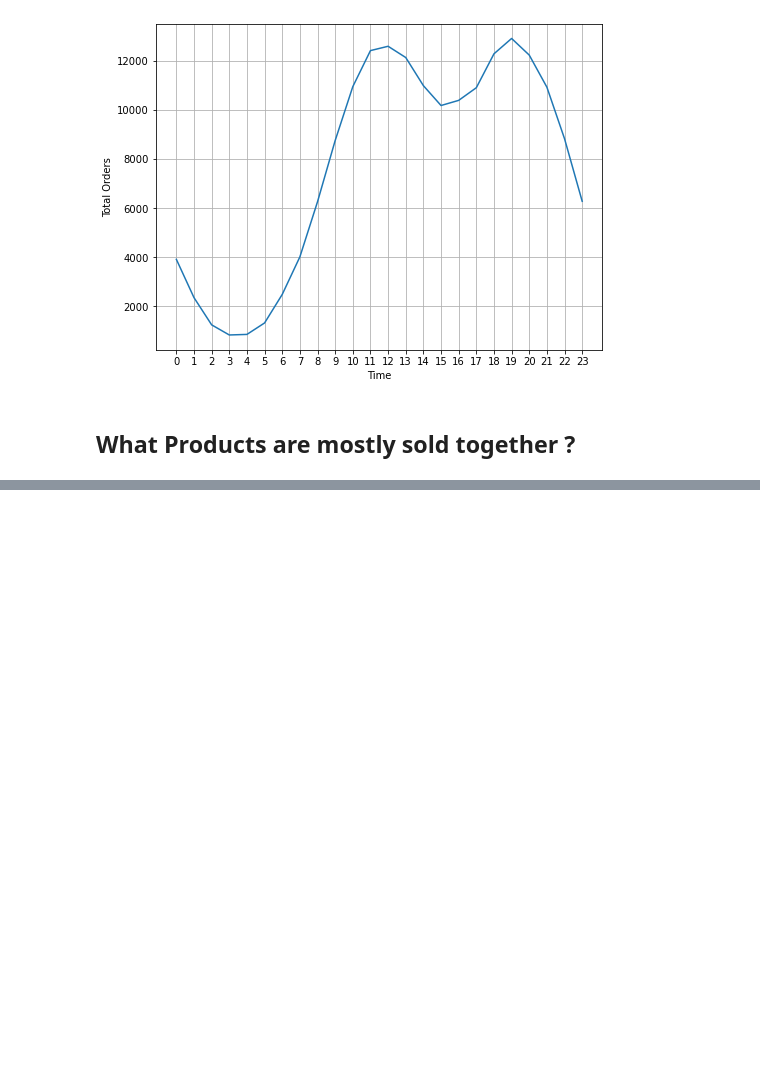
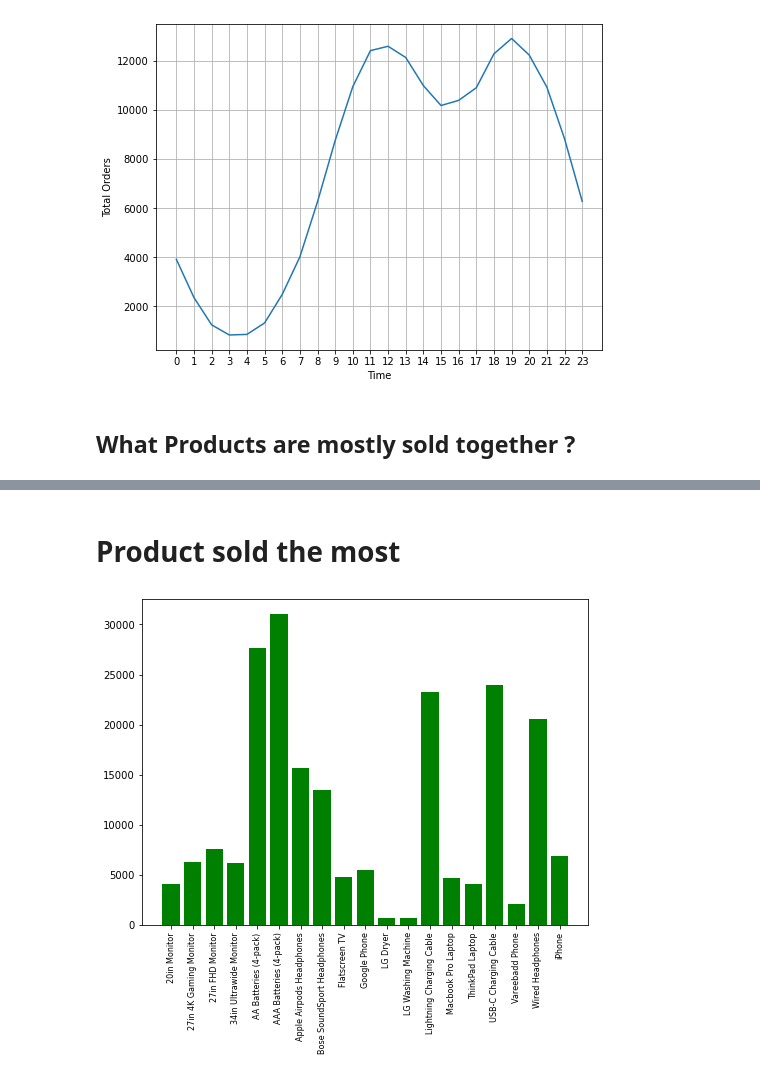
Before and after one commit to VinayakJha-1/Product_sales_analaysis, a Jupyter notebook: product_sales_analysis.ipynb, the cells around one changed output, grey strips where cells are left out. Drawn from its saved outputs; the diff is of its cells as text; code cells hidden in the pictures; blank space fills up the shorter version.

```diff
--- a/product_sales_analysis.ipynb
+++ b/product_sales_analysis.ipynb
@@ -234,2 +215,8 @@ sales_data["Order ID"].value_counts()
 259357    1
 Name: Order ID, Length: 178437, dtype: int64
+# %%
+# Checking for orders that repeated themseleves
+df = sales_data[sales_data['Order ID'].duplicated(keep=False)]
+df['Grouped'] = df.groupby('Order ID')['Product'].transform(lambda x: ', '.join(x))
+df2 = df[['Order ID', 'Grouped']].drop_duplicates()
+df2
@@ -235,0 +262,14 @@ Name: Order ID, Length: 178437, dtype: int64
+# %% [markdown]
+# Product sold the most
+# %%
+product_group = sales_data.groupby("Product")
+quantity_sold = product_group.sum()['Quantity Ordered']
+# %%
+# Plot - Which Product are most often sold together?
+keys = [pair for pair, df in product_group]
+plt.figure(figsize=(8,6))
+plt.bar(keys, quantity_sold, color='Green')
+plt.xticks(keys, rotation='vertical', size=8)
+plt.show()
+# %% [output]
+[figure, added]
```
Also changed, not shown: parts of 15 cells of this notebook.
